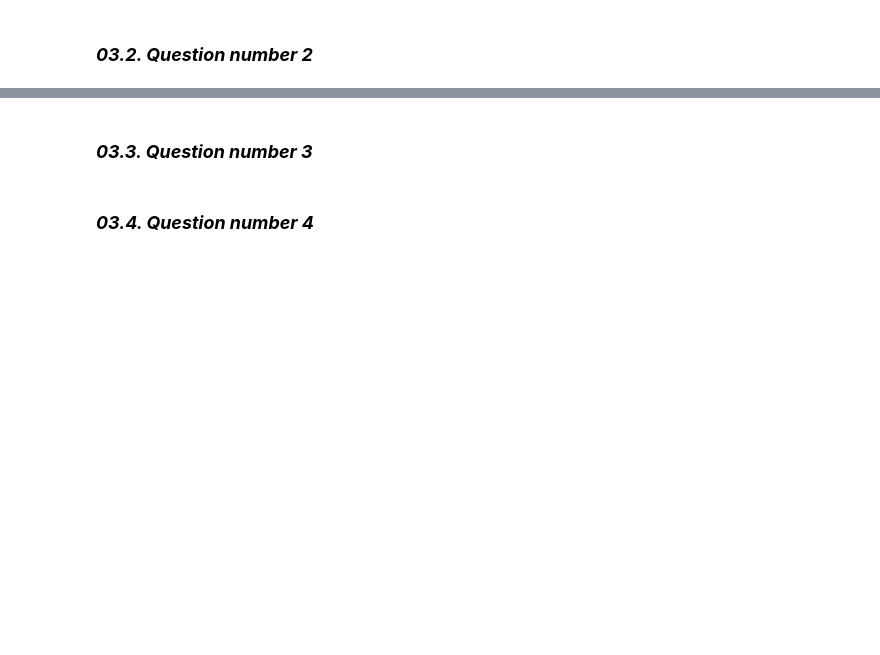
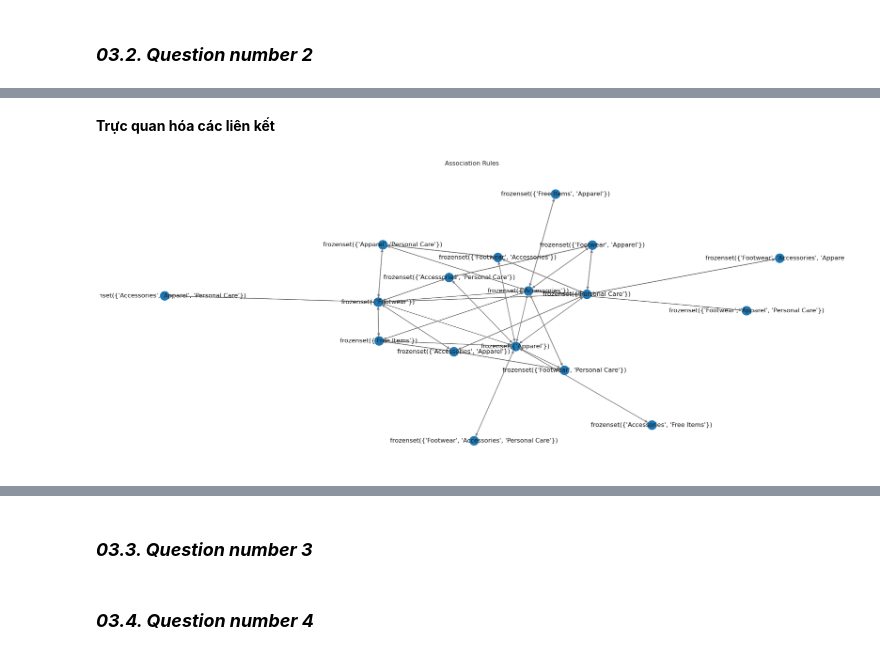
Before and after one commit to thanhanphan17/fashion-campus-dataset-analysis, a Jupyter notebook: [03]-Asking-Questions-and-Analyzing.ipynb, the cells around one changed output, grey strips where cells are left out. Cells and saved outputs as stored; diff of their text form; code cells hidden in the pictures; blank space fills up the shorter version.

```diff
--- a/[03]-Asking-Questions-and-Analyzing.ipynb
+++ b/[03]-Asking-Questions-and-Analyzing.ipynb
@@ -214,0 +221,6 @@ Passing `palette` without assigning `hue` is deprecated and will be removed in v
+# %%
+# merge dữ liệu 3 bảng customer, product, transaction
+df_transaction_cus = df_transaction.merge(df_customer , how = 'left' , on = 'customer_id')
+df_transaction_cus_prod = df_transaction_cus.merge(df_product , how = 'left' , on = 'product_id')
+
+df_transaction_cus_prod.head(2)
@@ -214,0 +300,18 @@ Passing `palette` without assigning `hue` is deprecated and will be removed in v
+# %%
+# Chuyển đổi dữ liệu thành định dạng được mã hóa one-hot
+basket = df_transaction_cus_prod.groupby(['customer_id', 'masterCategory'])['quantity'].sum().unstack().fillna(0)
+
+# Chuyển đổi giá trị số lượng sang nhị phân (1 nếu đã mua, 0 nếu không)
+basket[basket > 0] = 1
+
+# Thực hiện thuật toán Apriori để tìm tập mục thường xuyên
+frequent_itemsets = apriori(basket, min_support=0.05, use_colnames=True)
+
+# Tạo quy tắc kết hợp
+association_rules_transaction_cus = association_rules(frequent_itemsets, metric="lift", min_threshold=1.0)
+
+# Lọc và sắp xếp các quy tắc cho đề xuất
+recommended_rules = association_rules_transaction_cus[association_rules_transaction_cus['lift'] > 1.0].sort_values(by='lift', ascending=False)
+
+# Hiển thị các quy tắc được đề xuất
+recommended_rules[['antecedents', 'consequents', 'support', 'lift']]
@@ -214,0 +332,15 @@ Passing `palette` without assigning `hue` is deprecated and will be removed in v
+# %% [markdown]
+**Trực quan hóa các liên kết**
+# %%
+# Network Graph Visualization
+G = nx.DiGraph()
+plt.figure(figsize=(20, 8))
+for _, row in recommended_rules.iterrows():
+    G.add_edge(str(row['antecedents']), str(row['consequents']), weight=row['lift'])
+
+pos = nx.spring_layout(G)
+nx.draw(G, pos, with_labels=True, edge_color='gray', width=[G[u][v]['weight'] for u,v in G.edges()])
+plt.title("Association Rules")
+plt.show()
+# %% [output]
+[figure, added]
```
Also changed, not shown: parts of 23 cells of this notebook, 1 other file.
